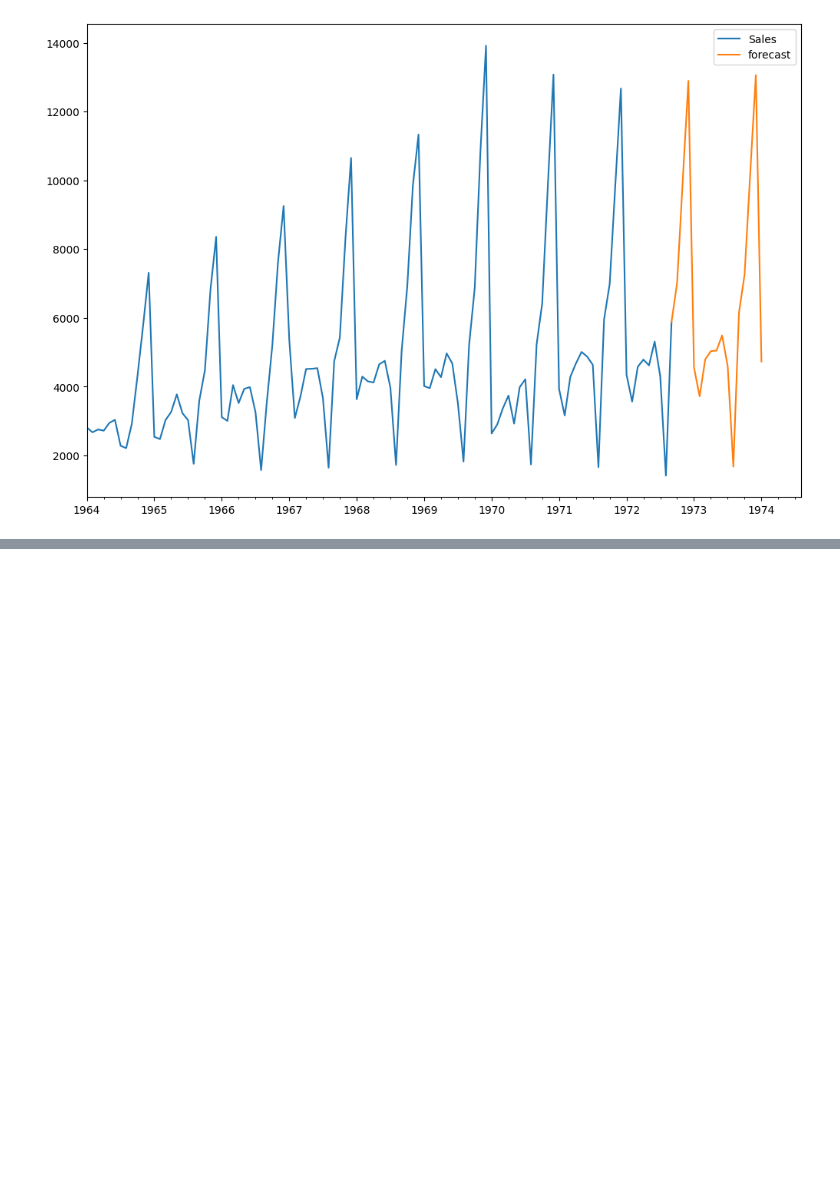
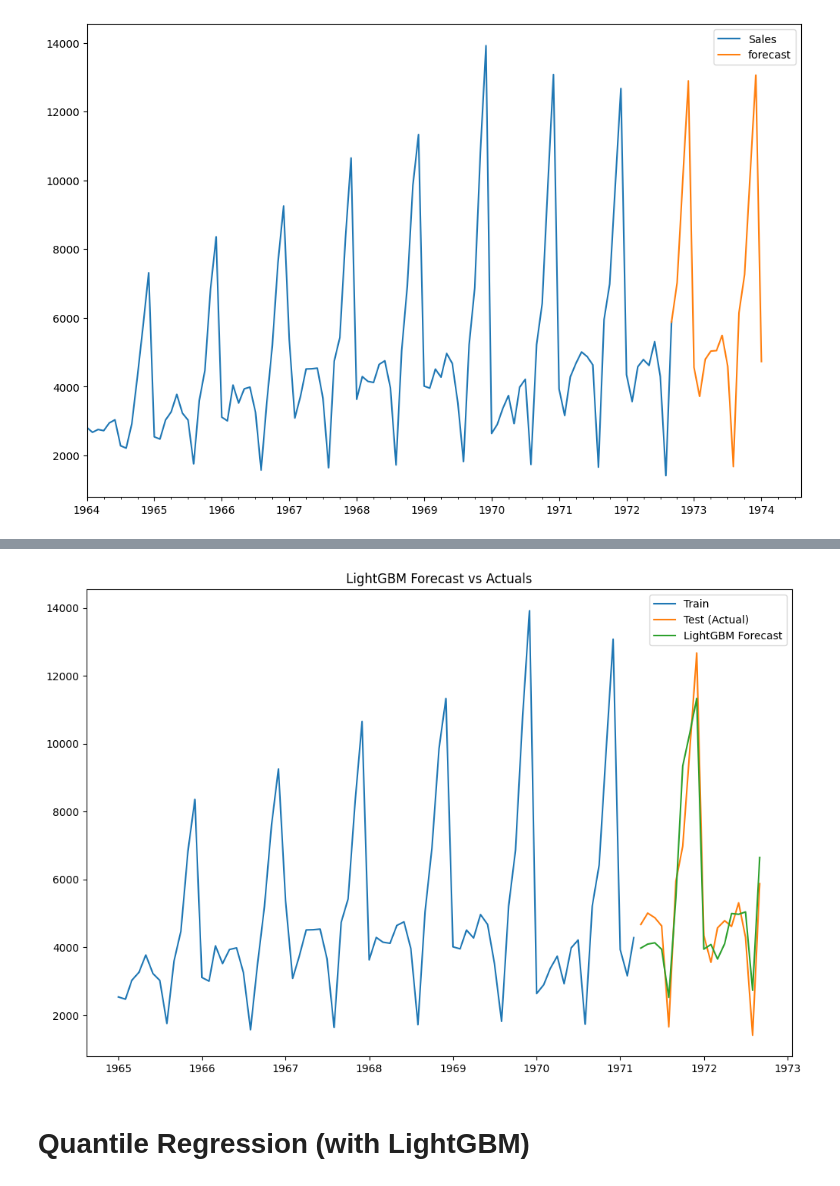
Before and after one commit to tuladhar07/Demand-Forecasting, a Jupyter notebook: Champagne_sales_forecast.ipynb, the cells around one changed output, grey strips where cells are left out. Drawn from its saved outputs; the diff is of its cells as text; code cells hidden in the pictures; blank space fills up the shorter version.

```diff
--- a/Champagne_sales_forecast.ipynb
+++ b/Champagne_sales_forecast.ipynb
@@ -264,0 +376,8 @@ future_df[['Sales', 'forecast']].plot(figsize=(12, 8))
+# %%
+import lightgbm as lgb
+
+lgb_model = lgb.LGBMRegressor(objective='regression', n_estimators=1000, learning_rate=0.05)
+lgb_model.fit(X_train, y_train)
+lgb_predictions = lgb_model.predict(X_test)
+lgb_mae = mean_absolute_error(y_test, lgb_predictions)
+print(f"LightGBM MAE: {lgb_mae:.2f}")
@@ -264,0 +402,13 @@ future_df[['Sales', 'forecast']].plot(figsize=(12, 8))
+# %%
+# Plotting the results
+plt.figure(figsize=(12, 8))
+plt.plot(y_train.index, y_train, label='Train')
+plt.plot(y_test.index, y_test, label='Test (Actual)')
+plt.plot(y_test.index, lgb_predictions, label='LightGBM Forecast')
+plt.title('LightGBM Forecast vs Actuals')
+plt.legend()
+plt.show()
+# %% [output]
+[figure, added]
+# %% [markdown]
+# **Quantile Regression (with LightGBM)** #
```
Also changed, not shown: parts of 23 cells of this notebook, 1 other file.
